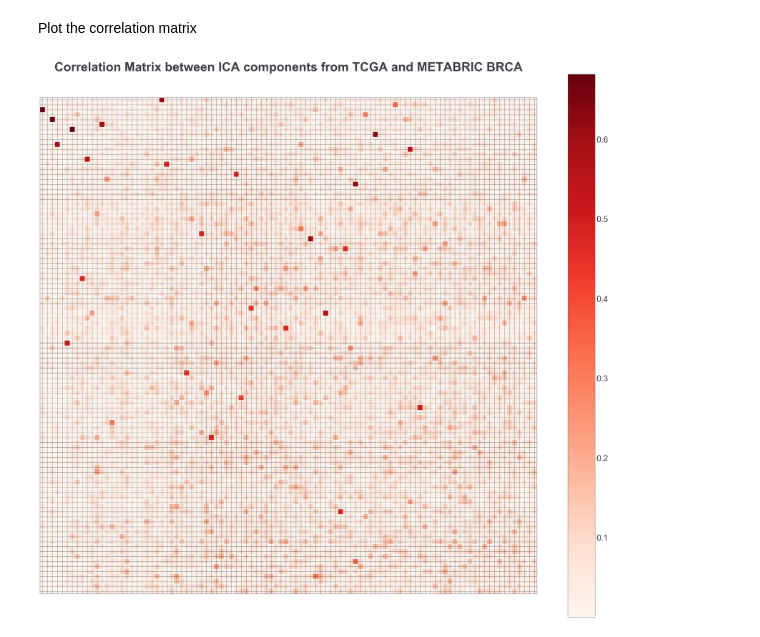
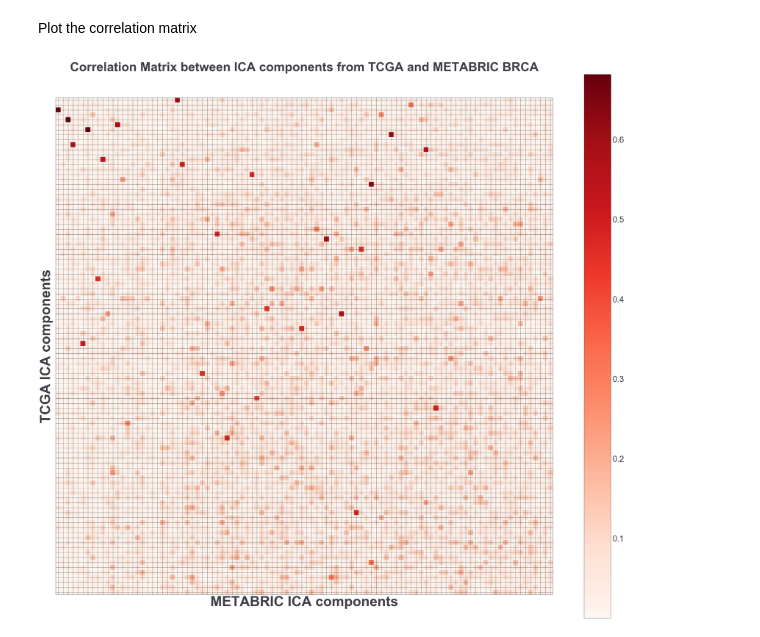
Before and after one commit to sysbio-curie/ICA-in-Cancer-research-review-materials, a Jupyter notebook: Deconvolution_examples.ipynb, the cells around one changed output. Drawn from its saved outputs; the diff is of its cells as text; code cells hidden in the pictures.

Commit message:
Resize images and title fonts

```diff
--- a/Deconvolution_examples.ipynb
+++ b/Deconvolution_examples.ipynb
@@ -326,15 +344,18 @@ Plot the correlation matrix
 # %%
 df_corr = pd.DataFrame(corr_matrix)
 
 f = plt.figure(figsize=(40, 35))
 plt.matshow(df_corr, fignum=f.number, cmap='Reds')
 plt.xticks(range(df_corr.shape[1]), [])
 plt.yticks(range(df_corr.shape[1]), [])
 plt.grid(color='k', alpha=0.5)
 cb = plt.colorbar()
 cb.ax.tick_params(labelsize=30)
+plt.xlabel('METABRIC ICA components', fontsize=50, fontweight="bold")
+plt.ylabel('TCGA ICA components', fontsize=50, fontweight="bold")
 plt.title('Correlation Matrix between ICA components from TCGA and METABRIC BRCA',
           fontsize=45, fontweight="bold");
+#plt.savefig("Correlation_matrix.png", format='png', dpi=300, quality=95)
 plt.show()
 # %% [output]
-[figure, old version]
+[figure, new version]
```
Also changed, not shown: parts of 5 cells of this notebook.
